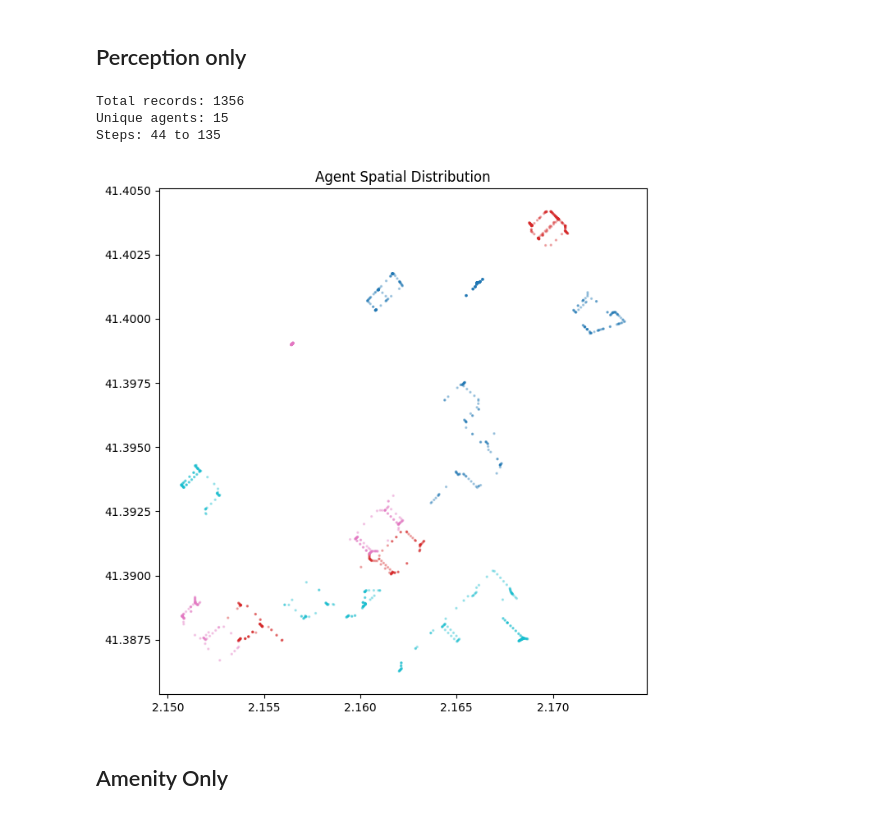
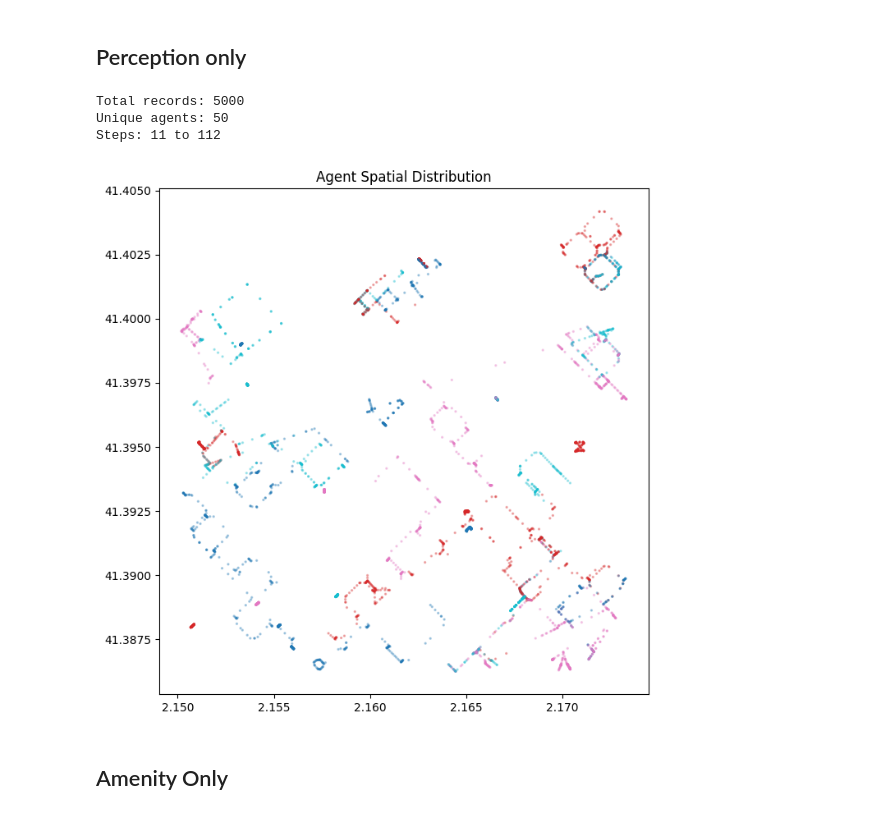
Before and after one commit to sahilyousafp/LLM-based-UrbanABM, a Jupyter notebook: scripts/analyse movement.ipynb, the cells around one changed output. Cells and saved outputs as stored; diff of their text form; code cells hidden in the pictures.

```diff
--- a/scripts/analyse movement.ipynb
+++ b/scripts/analyse movement.ipynb
@@ -45,42 +50,42 @@ import pandas as pd
 import json
 
 # Load GeoParquet file
-gdf = gpd.read_parquet(r"..\Documentation\agent_recording_session_2026-03-26T12-20-10.parquet")
+gdf = gpd.read_parquet(r"..\Documentation\agent_recording_session_2026-03-26T16-59-59_perception.parquet")
 
 # Basic statistics
 print(f"Total records: {len(gdf)}")
 print(f"Unique agents: {gdf['agent_id'].nunique()}")
 print(f"Steps: {gdf['step'].min()} to {gdf['step'].max()}")
 
 # Parse JSON columns
 gdf['needs'] = gdf['needs_json'].apply(json.loads)
 gdf['cognition'] = gdf['cognition_state_json'].apply(json.loads)
 
 # Extract needs into separate columns
 gdf['hunger'] = gdf['needs'].apply(lambda x: x.get('hunger', 0))
 gdf['energy'] = gdf['needs'].apply(lambda x: x.get('energy', 0))
 gdf['social'] = gdf['needs'].apply(lambda x: x.get('social', 0))
 
 # Filter by archetype
 residents = gdf[gdf['archetype'] == 'resident']
 tourists = gdf[gdf['archetype'] == 'tourist']
 
 # Spatial analysis: create trajectory for each agent
 trajectories = gdf.dissolve(by='agent_id', as_index=False)
 
 # Visualize agent density
 from shapely.geometry import Point
 import matplotlib.pyplot as plt
 
 fig, ax = plt.subplots(figsize=(12, 8))
 gdf.plot(ax=ax, markersize=2, alpha=0.3, column='archetype', categorical=True)
 plt.title("Agent Spatial Distribution")
 plt.show()
 # %% [output]
-Total records: 1356
-Unique agents: 15
-Steps: 44 to 135
+Total records: 5000
+Unique agents: 50
+Steps: 11 to 112
-[figure, old version]
+[figure, new version]
 # %% [markdown]
 ## Amenity Only
 # %%
```
Also changed, not shown: parts of 2 cells of this notebook, 25 other files.
